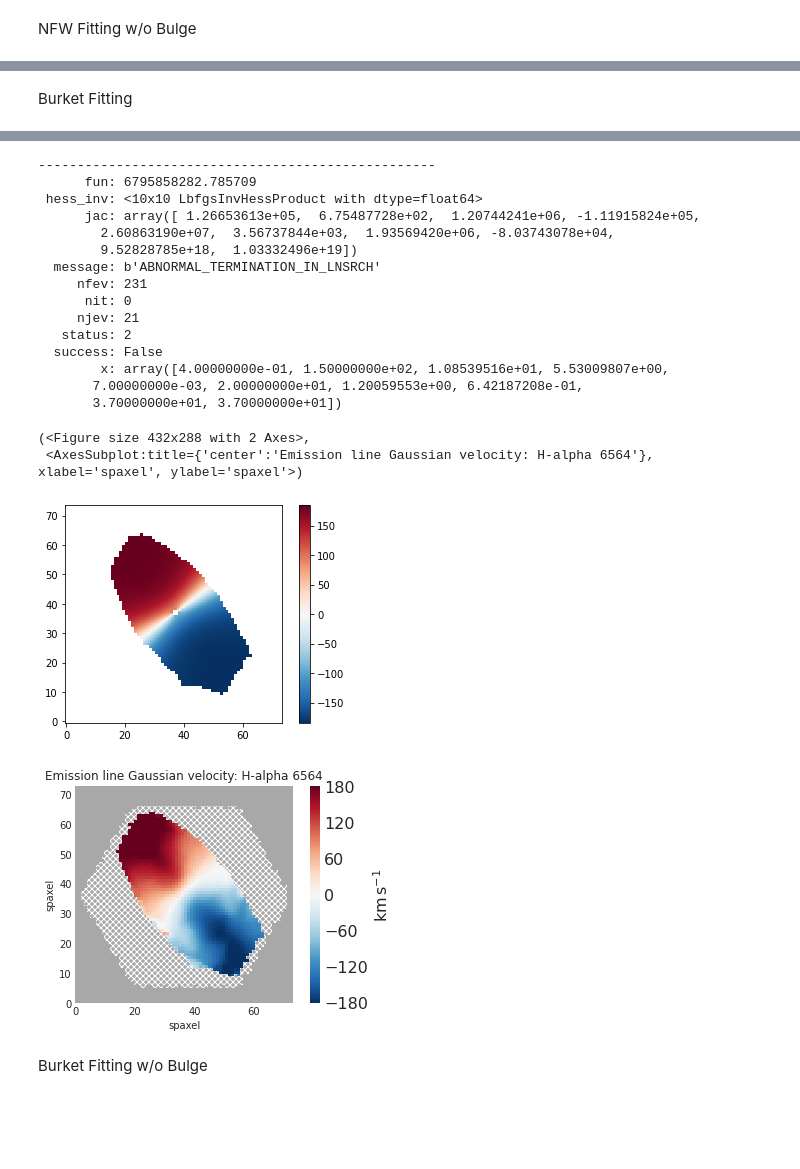
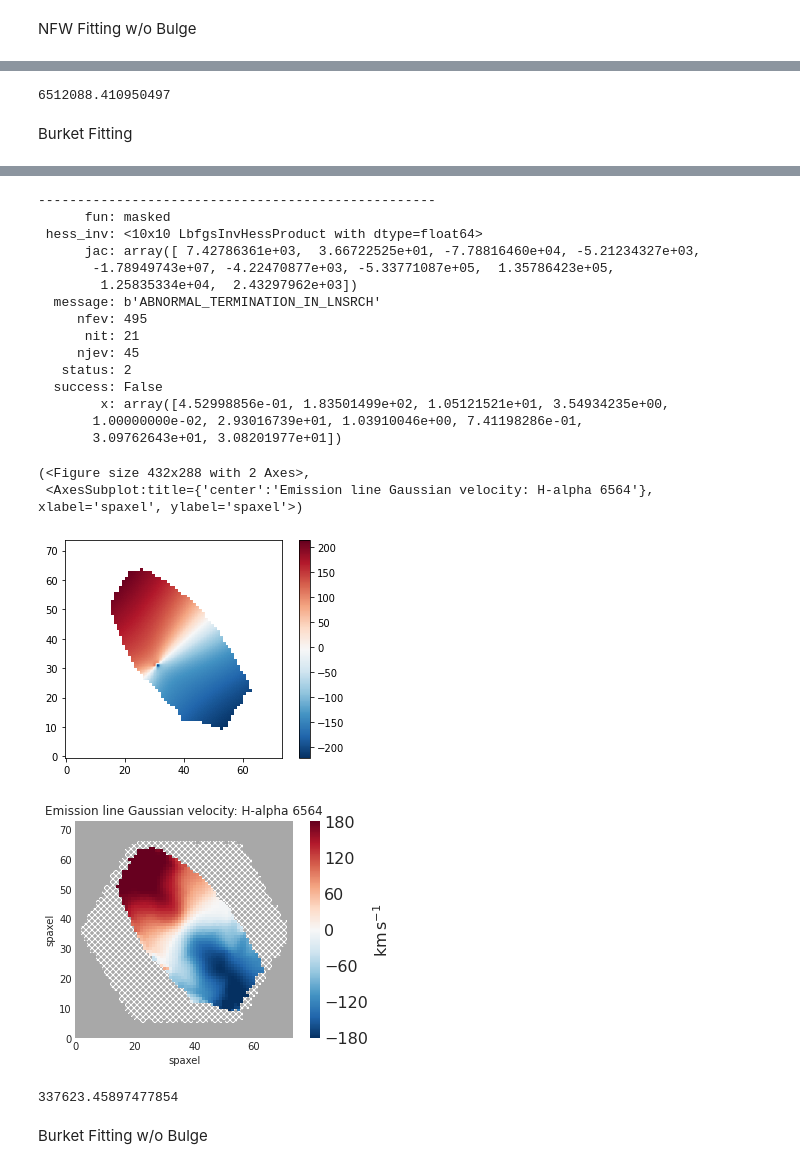
Before and after one commit to yzh250/RotationCurve, a Jupyter notebook: 2D Rotation Curve Fitting Using Marvin.ipynb, the cells around one changed output, grey strips where cells are left out. Saved outputs shown, nothing was run; the diff lists cells and outputs as text; code cells hidden in the pictures; blank space fills up the shorter version.

```diff
--- a/2D Rotation Curve Fitting Using Marvin.ipynb
+++ b/2D Rotation Curve Fitting Using Marvin.ipynb
@@ -631,4 +658,10 @@ gas_vfield_5.plot()
 [figure]
+# %%
+# Chi-square calculation
+chi_square_NFW_nb = np.nansum((v_mask - mask_model_map_NFW_nb) ** 2 * gas_ivar_5)
+chi_square_NFW_nb
+# %% [output]
+6512088.410950497
 # %% [markdown]
 Burket Fitting
 # %%
@@ -643,7 +676,7 @@ param_bounds_bur = [[0.2, 1],  # Scale Factor [unitless]
                 [-np.pi/2,np.pi/2],# Phase angle
                 [0.1,40],#center_x
                 [0.1,40]] #center_y
-p0_bur = [0.4,150,np.log10(m_spec)+0.5, 0.8*r50, 0.007, 20, incl,ph,37,37]
+p0_bur = [0.4,100,10, 4, 0.001, 15, 0.5,ph,37,37]
 bestfit_bur = minimize(nloglikelihood_bur, p0_bur, args=(gal_shape, v_mask, gas_ivar_5),bounds=param_bounds_bur)
 print('---------------------------------------------------')
 print(bestfit_bur)
@@ -662,22 +697,28 @@ gas_vfield_5.plot()
 ---------------------------------------------------
-      fun: 6795858282.785709
+      fun: masked
  hess_inv: <10x10 LbfgsInvHessProduct with dtype=float64>
-      jac: array([ 1.26653613e+05,  6.75487728e+02,  1.20744241e+06, -1.11915824e+05,
-        2.60863190e+07,  3.56737844e+03,  1.93569420e+06, -8.03743078e+04,
-        9.52828785e+18,  1.03332496e+19])
+      jac: array([ 7.42786361e+03,  3.66722525e+01, -7.78816460e+04, -5.21234327e+03,
+       -1.78949743e+07, -4.22470877e+03, -5.33771087e+05,  1.35786423e+05,
+        1.25835334e+04,  2.43297962e+03])
   message: b'ABNORMAL_TERMINATION_IN_LNSRCH'
-     nfev: 231
-      nit: 0
-     njev: 21
+     nfev: 495
+      nit: 21
+     njev: 45
    status: 2
   success: False
-        x: array([4.00000000e-01, 1.50000000e+02, 1.08539516e+01, 5.53009807e+00,
-       7.00000000e-03, 2.00000000e+01, 1.20059553e+00, 6.42187208e-01,
-       3.70000000e+01, 3.70000000e+01])
+        x: array([4.52998856e-01, 1.83501499e+02, 1.05121521e+01, 3.54934235e+00,
+       1.00000000e-02, 2.93016739e+01, 1.03910046e+00, 7.41198286e-01,
+       3.09762643e+01, 3.08201977e+01])
 (<Figure size 432x288 with 2 Axes>,
  <AxesSubplot:title={'center':'Emission line Gaussian velocity: H-alpha 6564'}, xlabel='spaxel', ylabel='spaxel'>)
-[figure, old version]
+[figure, new version]
 [figure]
+# %%
+# Chi-square calculation
+chi_square_bur = np.nansum((v_mask - mask_model_map_bur) ** 2 * gas_ivar_5)
+chi_square_bur
+# %% [output]
+337623.45897477854
 # %% [markdown]
 Burket Fitting w/o Bulge
 # %%
```
Also changed, not shown: parts of 14 cells of this notebook.
